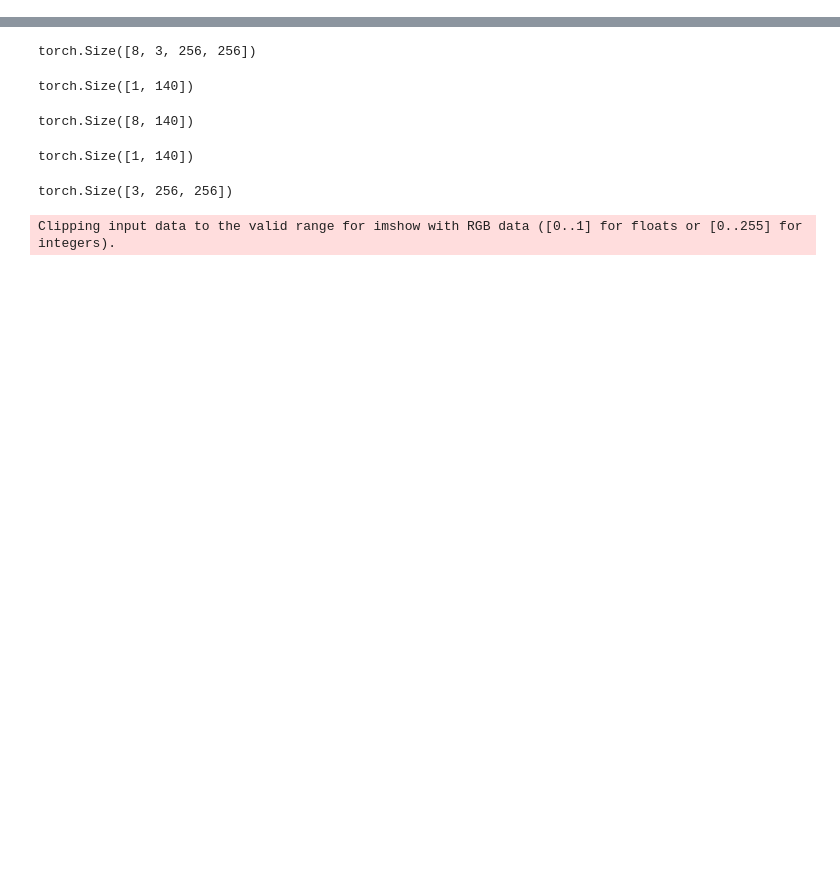
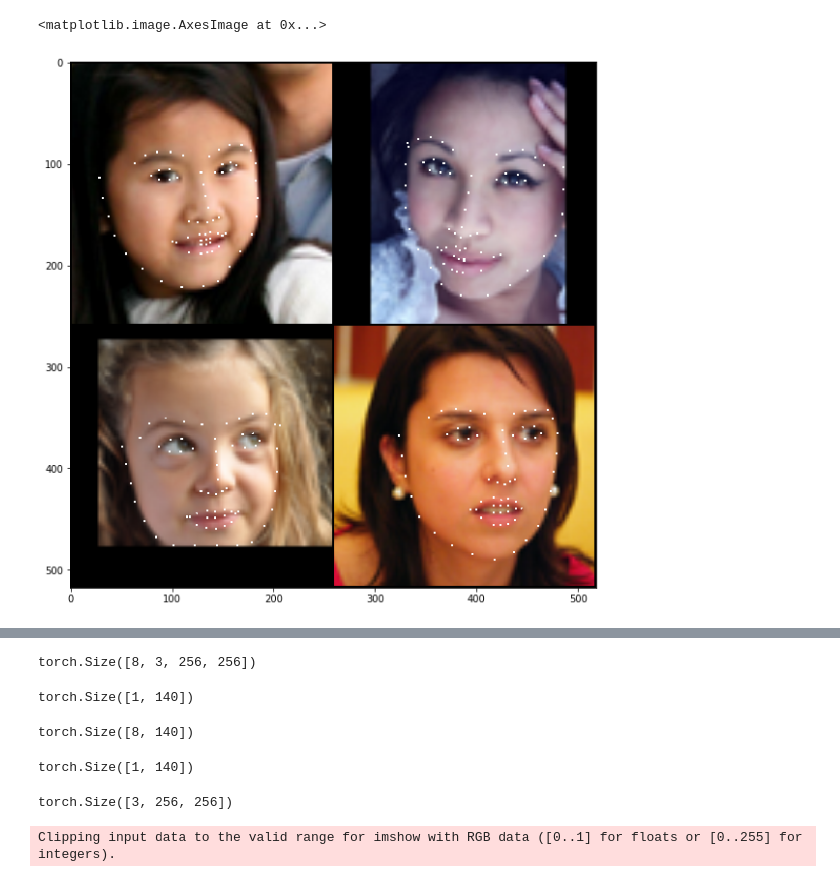
Before and after one commit to YaroslavBespalov/unsupervised_segmentation, a Jupyter notebook: examples/otrisovka.ipynb, the cells around one changed output, grey strips where cells are left out. Drawn from its saved outputs; the diff is of its cells as text; code cells hidden in the pictures; blank space fills up the shorter version.

Commit message:
g transform for heatmap

```diff
--- a/examples/otrisovka.ipynb
+++ b/examples/otrisovka.ipynb
@@ -32,0 +60,18 @@ cuda:2
+# %%
+res = imgs_with_mask(w300_test_image, w300_test_mask.toImage(256))
+# %%
+grid = make_grid(
+            res[0:4], nrow=2, padding=2, pad_value=0, normalize=True, range=(-1, 1),
+            scale_each=False)
+# %%
+grid_transpose = grid.permute(1,2,0)
+# %%
+w300_test_image_numpy = grid_transpose.cpu().numpy()
+# %%
+from matplotlib import pyplot as plt
+
+plt.figure(figsize = (40,10))
+plt.imshow(w300_test_image_numpy, interpolation='nearest')
+# %% [output]
+<matplotlib.image.AxesImage at 0x...>
+[figure, added]
```
Also changed, not shown: parts of 21 cells of this notebook, 3 other files.
